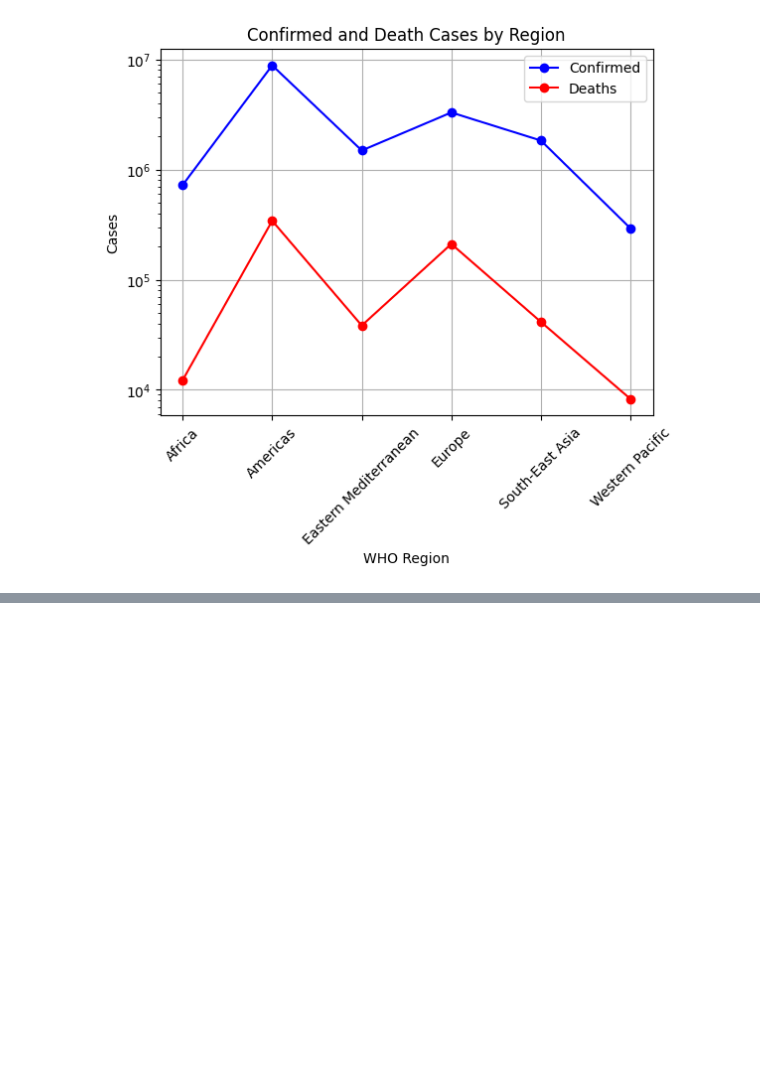
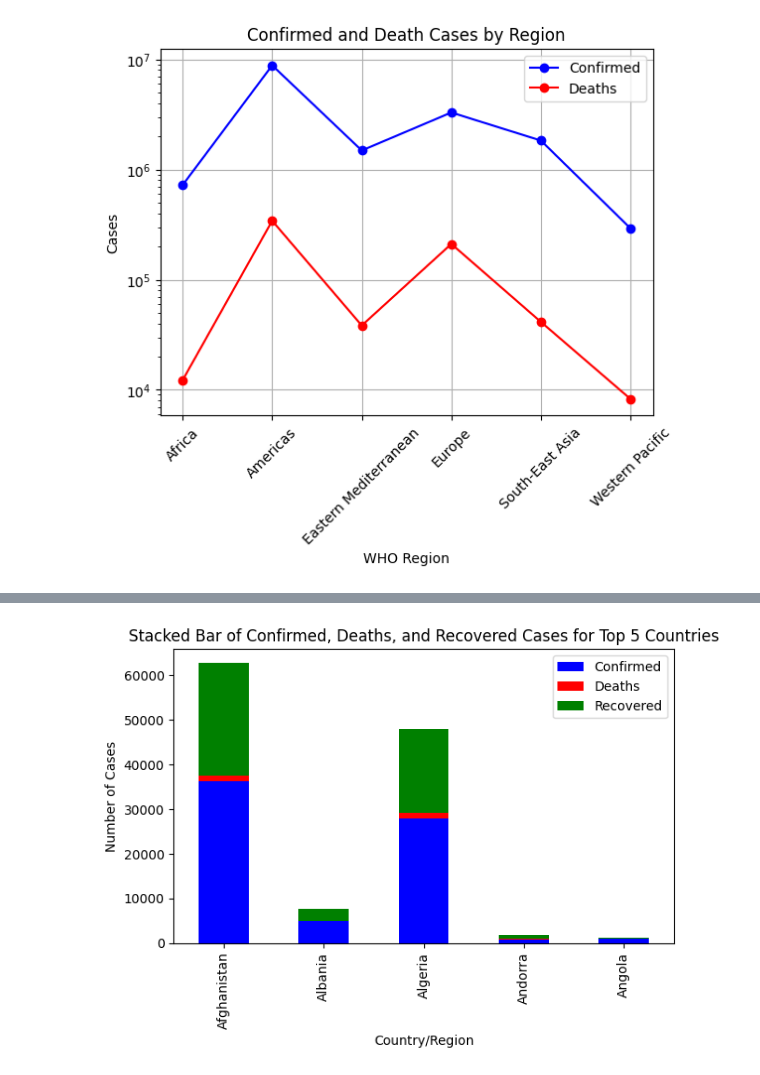
Before and after one commit to santhosh-genai/ai-engineer, a Jupyter notebook: python/assignments/Assignment_week5/covid_visualization.ipynb, the cells around one changed output, grey strips where cells are left out. Cells and saved outputs as stored; diff of their text form; code cells hidden in the pictures; blank space fills up the shorter version.

```diff
--- a/python/assignments/Assignment_week5/covid_visualization.ipynb
+++ b/python/assignments/Assignment_week5/covid_visualization.ipynb
@@ -68,0 +106,4 @@ report.scatter_plot_compare_recovery_rates()
+# %%
+report.stackedbar_confirmed_deaths_recovered_by_5_countries()
+# %% [output]
+[figure, added]
```
Also changed, not shown: parts of 4 cells of this notebook, 1 other file.
